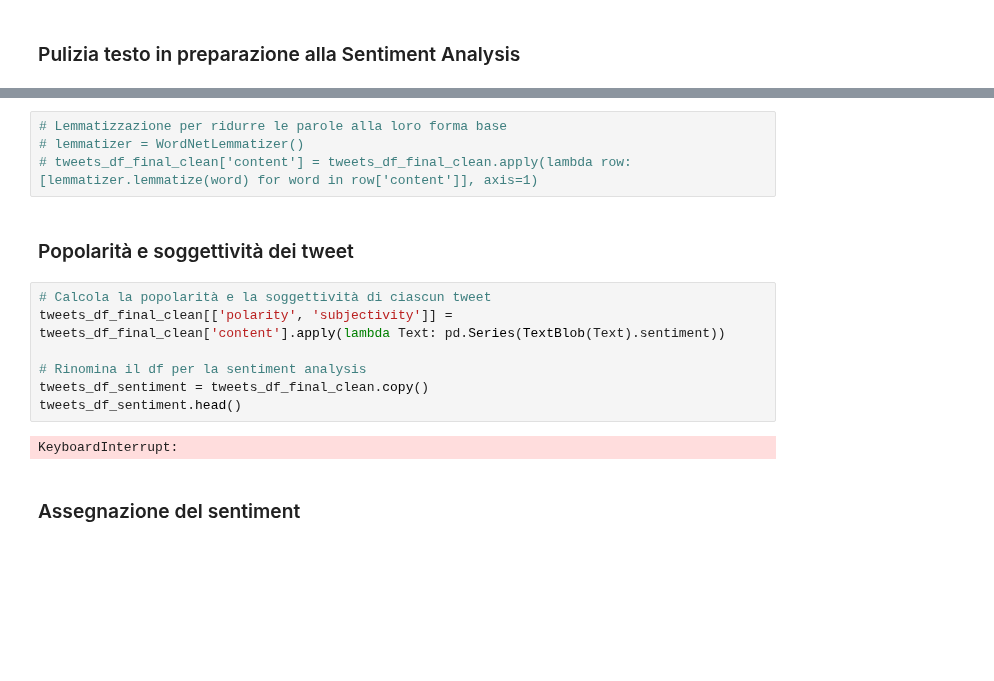
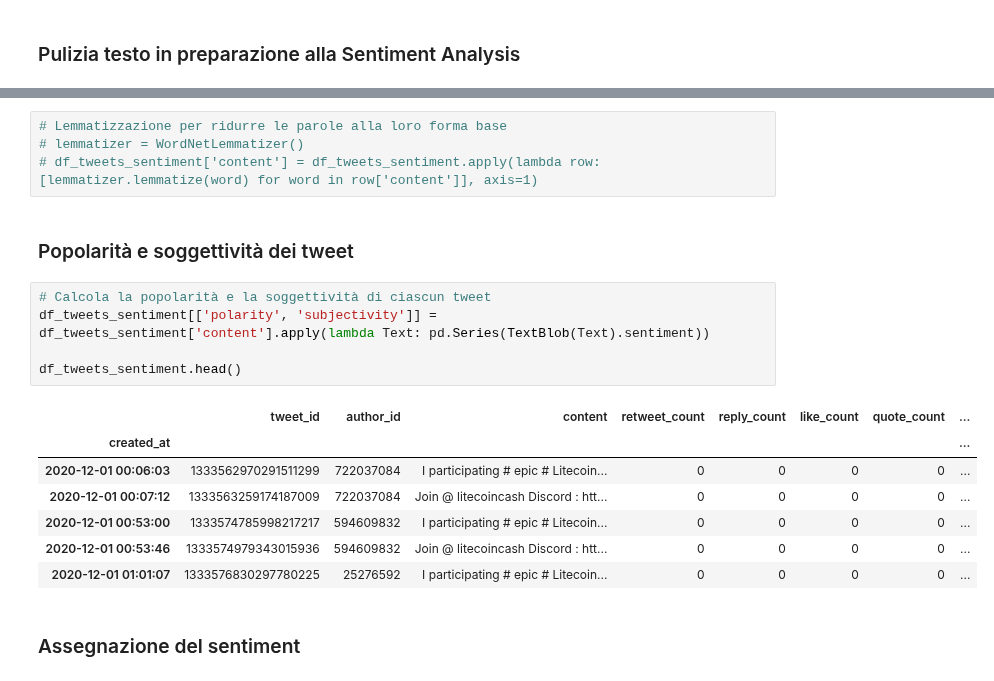
Before and after one commit to riccardospini98/Blockchain, a Jupyter notebook: tweet_SA.ipynb, the cells around one changed output, grey strips where cells are left out. Saved outputs shown, nothing was run; the diff lists cells and outputs as text; blank space fills up the shorter version.

```diff
--- a/tweet_SA.ipynb
+++ b/tweet_SA.ipynb
@@ -703,18 +636,22 @@ tweets_df_final_clean.head()
 # %%
 # Lemmatizzazione per ridurre le parole alla loro forma base
 # lemmatizer = WordNetLemmatizer()
-# tweets_df_final_clean['content'] = tweets_df_final_clean.apply(lambda row: [lemmatizer.lemmatize(word) for word in row['content']], axis=1)
+# df_tweets_sentiment['content'] = df_tweets_sentiment.apply(lambda row: [lemmatizer.lemmatize(word) for word in row['content']], axis=1)
 # %% [markdown]
 ### Popolarità e soggettività dei tweet ###
 # %%
 # Calcola la popolarità e la soggettività di ciascun tweet
-tweets_df_final_clean[['polarity', 'subjectivity']] = tweets_df_final_clean['content'].apply(lambda Text: pd.Series(TextBlob(Text).sentiment))
+df_tweets_sentiment[['polarity', 'subjectivity']] = df_tweets_sentiment['content'].apply(lambda Text: pd.Series(TextBlob(Text).sentiment))
 
-# Rinomina il df per la sentiment analysis
-tweets_df_sentiment = tweets_df_final_clean.copy()
-tweets_df_sentiment.head()
+df_tweets_sentiment.head()
 # %% [output]
-KeyboardInterrupt:
+|  | tweet_id | author_id | content | retweet_count | reply_count | like_count | quote_count | ... |
+| created_at |  |  |  |  |  |  |  | ... |
+| 2020-12-01 00:06:03 | 1333562970291511299 | 722037084 | I participating # epic # Litecoin... | 0 | 0 | 0 | 0 | ... |
+| 2020-12-01 00:07:12 | 1333563259174187009 | 722037084 | Join @ litecoincash Discord : htt... | 0 | 0 | 0 | 0 | ... |
+| 2020-12-01 00:53:00 | 1333574785998217217 | 594609832 | I participating # epic # Litecoin... | 0 | 0 | 0 | 0 | ... |
+| 2020-12-01 00:53:46 | 1333574979343015936 | 594609832 | Join @ litecoincash Discord : htt... | 0 | 0 | 0 | 0 | ... |
+| 2020-12-01 01:01:07 | 1333576830297780225 | 25276592 | I participating # epic # Litecoin... | 0 | 0 | 0 | 0 | ... |
 # %% [markdown]
 ### Assegnazione del sentiment
 # %%
```
Also changed, not shown: parts of 27 cells of this notebook.
